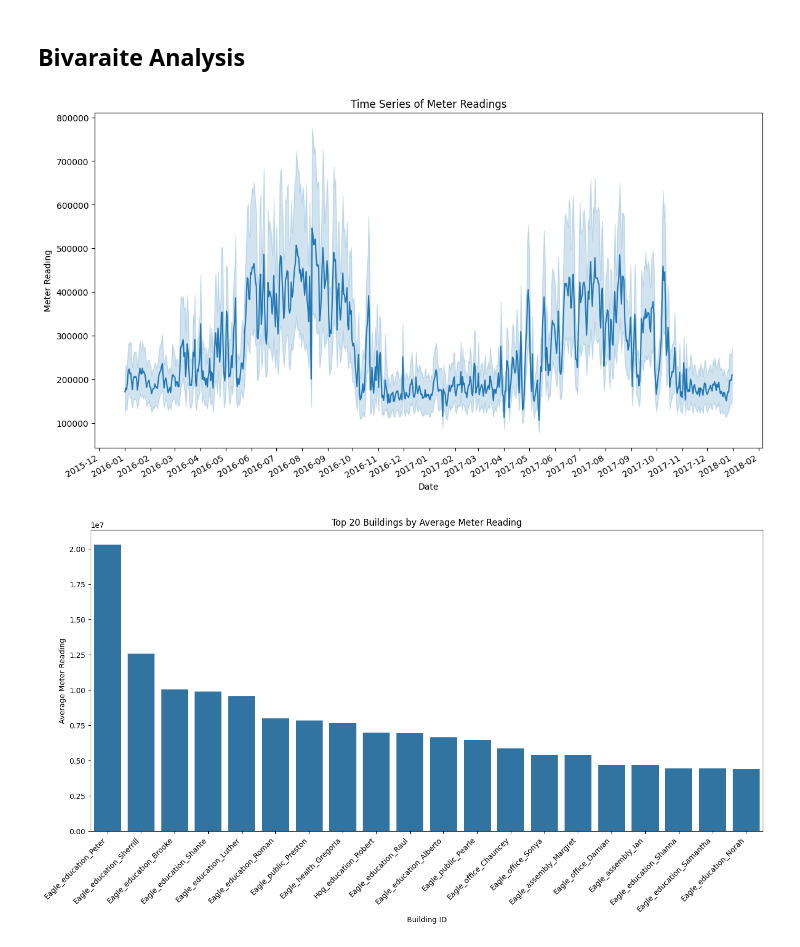
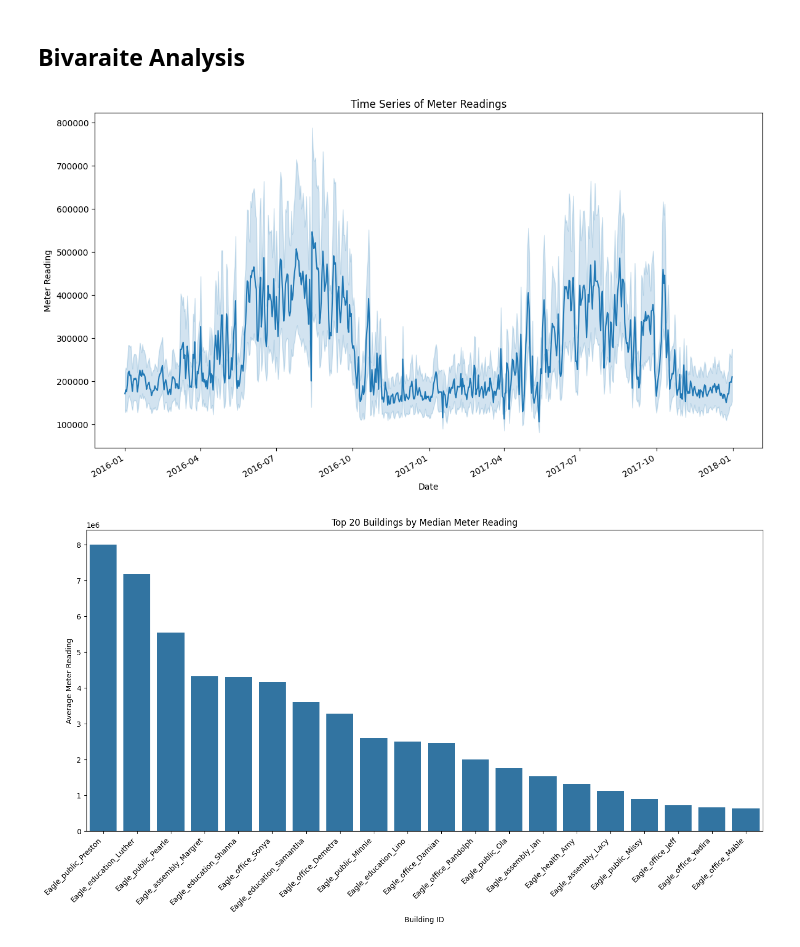
Before and after one commit to mahishah19/Energy-Prediction-Using-BDG2-Data, a Jupyter notebook: Data Pre Processing & EDA/03_EDA-meter-reading.ipynb, the cells around one changed output. Cells and saved outputs as stored; diff of their text form; code cells hidden in the pictures.

```diff
--- a/Data Pre Processing & EDA/03_EDA-meter-reading.ipynb
+++ b/Data Pre Processing & EDA/03_EDA-meter-reading.ipynb
@@ -5,6 +6,6 @@ import seaborn as sns
 import matplotlib.dates as mdates
 # %%
-meter_reading = pd.read_csv("../data/meters/cleaned/allmeters_daily.csv")
+meter_reading = pd.read_csv("../data/meter_reading/cleaned/allmeter_reading_daily.csv")
 meter_reading['date'] = pd.to_datetime(meter_reading['date'])
 meter_reading.head()
 # %% [output]
@@ -14,3 +15,11 @@ meter_reading.head()
 | 2 | Bear_assembly_Angel | electricity | 2016-01-03 | 14071.6500 |
 | 3 | Bear_assembly_Angel | electricity | 2016-01-04 | 12860.3758 |
 | 4 | Bear_assembly_Angel | electricity | 2016-01-05 | 12212.8585 |
+# %%
+# Buildings data
+metadata = pd.read_csv("../data/metadata/metadata.csv")
+metadata.info()
+
+# Features from buildings metadata to add to meters dataset
+buildings_sel = metadata[["building_id","site_id","primaryspaceusage","timezone"]]
+meter_reading = meter_reading.merge(buildings_sel, on="building_id", how = "left")
@@ -60,11 +122,6 @@ The most popular meter type is electricity, followed by chilledwater. The least
 plt.figure(figsize=(14, 8))
 sns.lineplot(x='date', y='meter_reading', data=meter_reading)
 
-# Format the x-axis
-plt.gca().xaxis.set_major_formatter(mdates.DateFormatter('%Y-%m'))  # Format as Year-meter_reading
-plt.gca().xaxis.set_major_locator(mdates.meter_readingLocator())  # Set major ticks to meter_readingly intervals
-
-# Improve the tick labels
 plt.gcf().autofmt_xdate()  # Auto-format the date labels
 plt.title('Time Series of Meter Readings')
 plt.xlabel('Date')
@@ -72,38 +129,38 @@ plt.ylabel('Meter Reading')
 
 plt.show()
 
 
 # Average Meter Reading vs. Building ID
 # Calculate average meter readings for each building
-average_readings_by_building = meter_reading.groupby('building_id')['meter_reading'].mean().reset_index()
+average_readings_by_building = meter_reading.groupby('building_id')['meter_reading'].median().reset_index()
 
 # Sort the buildings by average meter reading in descending order and select the top 20
 top_buildings = average_readings_by_building.sort_values(by='meter_reading', ascending=False).head(20)
 
 # Plotting the average meter readings for the top 20 buildings
 plt.figure(figsize=(14, 8))
 barplot = sns.barplot(data=top_buildings, x='building_id', y='meter_reading')
-plt.title('Top 20 Buildings by Average Meter Reading')
+plt.title('Top 20 Buildings by Median Meter Reading')
 plt.xlabel('Building ID')
 plt.ylabel('Average Meter Reading')
 
 # Rotate the x-axis labels for better readability
 barplot.set_xticklabels(barplot.get_xticklabels(), rotation=45, ha="right", fontsize=10)  # Adjust fontsize as needed
 plt.tight_layout()
 plt.show()
 
-# Bivariate Analysis 3: Meter Reading Distribution by Meter Type
+# Meter Reading Distribution by Meter Type
 # This is relevant if you have different meter types
 plt.figure(figsize=(12, 6))
 sns.boxplot(data=meter_reading, x='meter', y='meter_reading')
 plt.title('Meter Reading Distribution by Meter Type')
 plt.xlabel('Meter Type')
 plt.ylabel('Meter Reading')
 plt.xticks(rotation=45)
 plt.show()
 # %% [output]
-[figure, old version]
+[figure, new version]
-[figure, old version]
+[figure, new version]
 [figure]
 # %% [markdown]
 The time series graph displays the meter readings over a period from January 2016 to February 2017. The data exhibits significant fluctuations and a few noticeable peaks, suggesting that there may be periodic trends or that certain times have unusually high readings. The confidence interval (shaded area) suggests variability in the readings over time, with some periods having a wider range of readings. The overall trend appears to show some seasonality, as indicated by the repeating patterns of peaks and troughs, which could be associated with operational cycles or seasonal usage patterns of the facility or equipment being measured.
```
Also changed, not shown: parts of 13 cells of this notebook.
